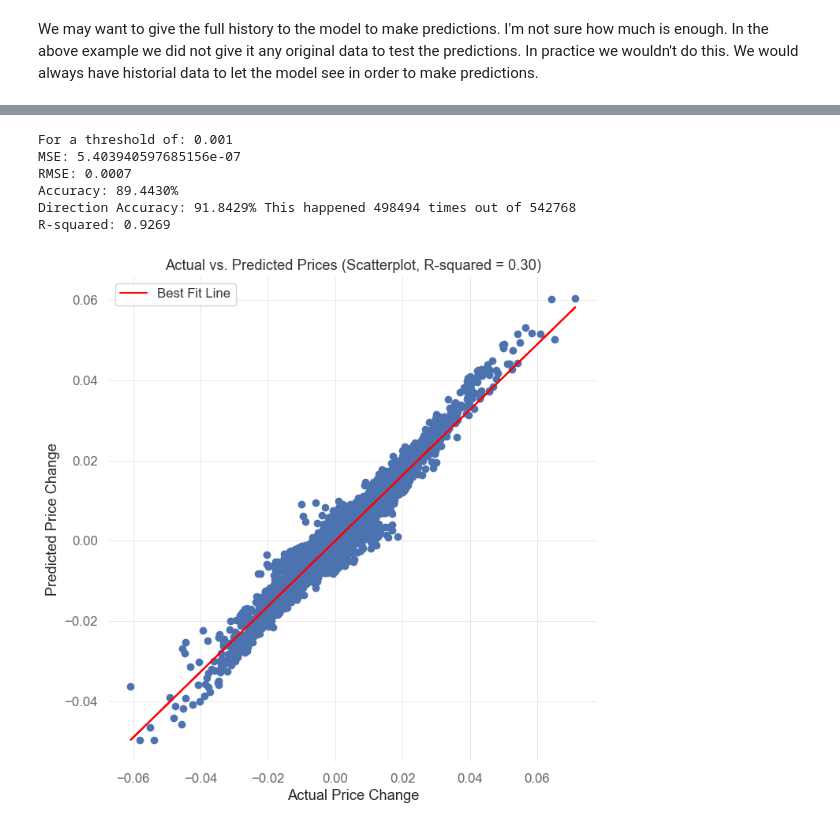
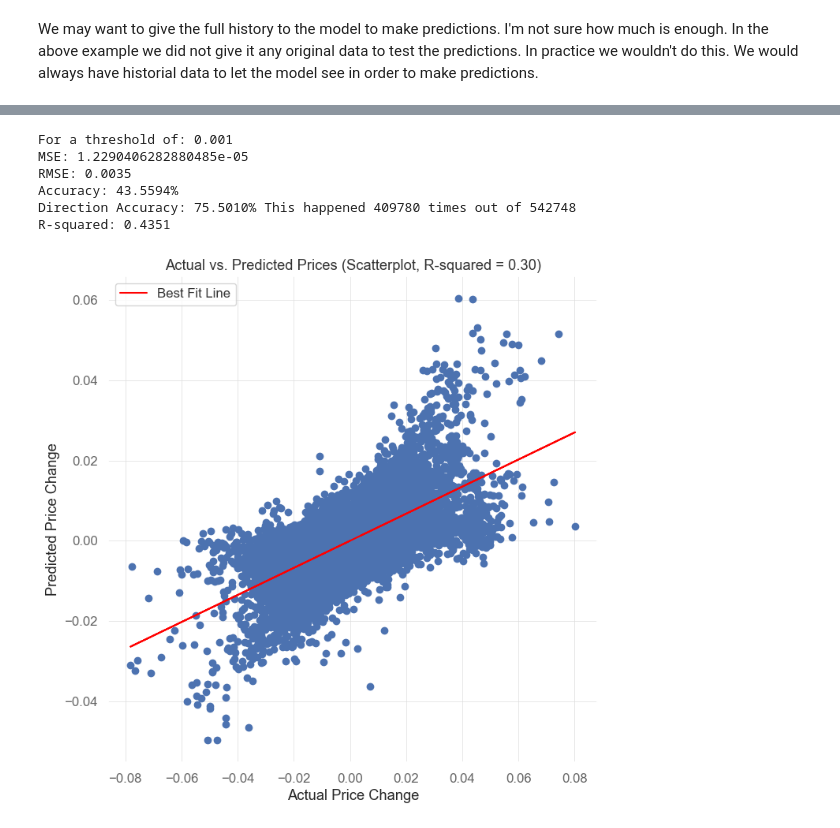
Before and after one commit to eervin123/feature-engineering, a Jupyter notebook: random-forest/random-forest-testing-momo-v1.2.ipynb, the cells around one changed output, grey strips where cells are left out. Drawn from its saved outputs; the diff is of its cells as text; code cells hidden in the pictures.

```diff
--- a/random-forest/random-forest-testing-momo-v1.2.ipynb
+++ b/random-forest/random-forest-testing-momo-v1.2.ipynb
@@ -201,8 +202,7 @@ data.tail()
 # Now build a model using the new columns as features
 # %%
 forecast = 10 # minutes into the future to predict
-data_filter = len(data)*0.8 # 80% of the data will be used for training
-df = data.iloc[:int(data_filter)] # training data
+df = data.copy() # split the data into training data
 cols = df.columns
 
 # Create the features (X) and target (y) data using numpy
@@ -284,11 +267,14 @@ plot_scatter(y_val, y_pred, stats['r2'])
 # %%
 forecast =  10# minutes into the future to predict
-data_filter = len(data)*0.95 # 80% of the data will be used for training
+data_filter = len(data)*0.90 # 90% of the data will be used for training
+
+# Split the data up so se can build a model on the training data and test it on the validation data
 train_df = data.iloc[:int(data_filter)] # training data
+validation_df = data.iloc[int(data_filter):] # validation data
 cols = df.columns
 
 # Create the features (X) and target (y) data using numpy
-X = train_df[cols].iloc[:-forecast].values # signal and volume
+X = train_df[cols].iloc[:-forecast].values # grab all the columns except the `forecast` column
 y = train_df['Close'].pct_change(forecast).dropna().iloc[:-forecast].values.reshape(-1, 1) # future
 
 # Split the data into training and testing sets and make sure they are the same length
@@ -302,7 +288,7 @@ model = RandomForestRegressor(n_estimators=100, random_state=42, n_jobs=-1)
 model.fit(X, y.ravel())
 logging.info(f"Model fitted")
 y_val = train_df['Close'].shift(-forecast).pct_change(forecast).dropna() # future
-X_val = train_df[cols][-len(y_val):] # signal and volume
+X_val = train_df[cols][-len(y_val):] # features but only the last rows
 y_val = y_val.values.reshape(-1, 1) # reshape to 2D
 # make predictions
 logging.info(f"Making predictions")
@@ -313,4 +299,11 @@ logging.info(f"Predictions made")
 valid_indices = ~np.isnan(y_pred) & ~np.isnan(y_val.ravel()) # remove NaNs
 y_pred = y_pred[valid_indices]
 y_val = y_val[valid_indices]
+
+# Show the results of the trained model
+# Run the function to print the results and store them in a dictionary
+print(f"The forecast period is {forecast} minutes")
+stats = calculate_and_print_results(y_val, y_pred, threshold=0.001)
+# Plot the results
+plot_scatter(y_val, y_pred, stats['r2'])
 # %% [output]
@@ -326,15 +327,15 @@ Note this almost always works better when the forecast prediction period is shor
 # %%
 
 # Test the model on the validation data
-new_df = data.iloc[int(data_filter):] # validation data
-cols = new_df.columns
+validation_df = data.iloc[int(data_filter):] # validation data
+cols = validation_df.columns
 logging.info(f"Applying model to validation data")
-y_val = new_df['Close'].shift(-forecast).pct_change(forecast).dropna() # future
-X_val = new_df[cols][-len(y_val):] # signals and volume
+y_val = validation_df['Close'].shift(-forecast).pct_change(forecast).dropna() # future
+X_val = validation_df[cols][-len(y_val):] # adds all the feature columns that we were using before and ignores the forecast column
 y_val = y_val.values.reshape(-1, 1) # reshape to 2D
 # make predictions
 logging.info(f"Making predictions")
-y_pred = model.predict(X_val.values)
+y_pred = model.predict(X_val.values) # uses the feature columns to make predictions on the future price movement
 logging.info(f"Predictions made")
 
 # remove NaNs and infinities
@@ -362,7 +356,7 @@ We may want to give the full history to the model to make predictions. I'm not s
 # %%
 # Test the model on the full dataset
 
-forecast = 10 # minutes into the future to predict
+forecast = 30 # minutes into the future to predict
 data_filter = len(data)*1.00 # 100% of the data will be used for training
 df = data.iloc[:int(data_filter)] # full data
 cols = df.columns
@@ -400,7 +394,7 @@ plot_scatter(y_val, y_pred, stats['r2'])
 For a threshold of: 0.001
-MSE: 5.403940597685156e-07
-RMSE: 0.0007
-Accuracy: 89.4430%
-Direction Accuracy: 91.8429% This happened 498494 times out of 542768
-R-squared: 0.9269
+MSE: 1.2290406282880485e-05
+RMSE: 0.0035
+Accuracy: 43.5594%
+Direction Accuracy: 75.5010% This happened 409780 times out of 542748
+R-squared: 0.4351
-[figure, old version]
+[figure, new version]
```
Also changed, not shown: parts of 12 cells of this notebook.
